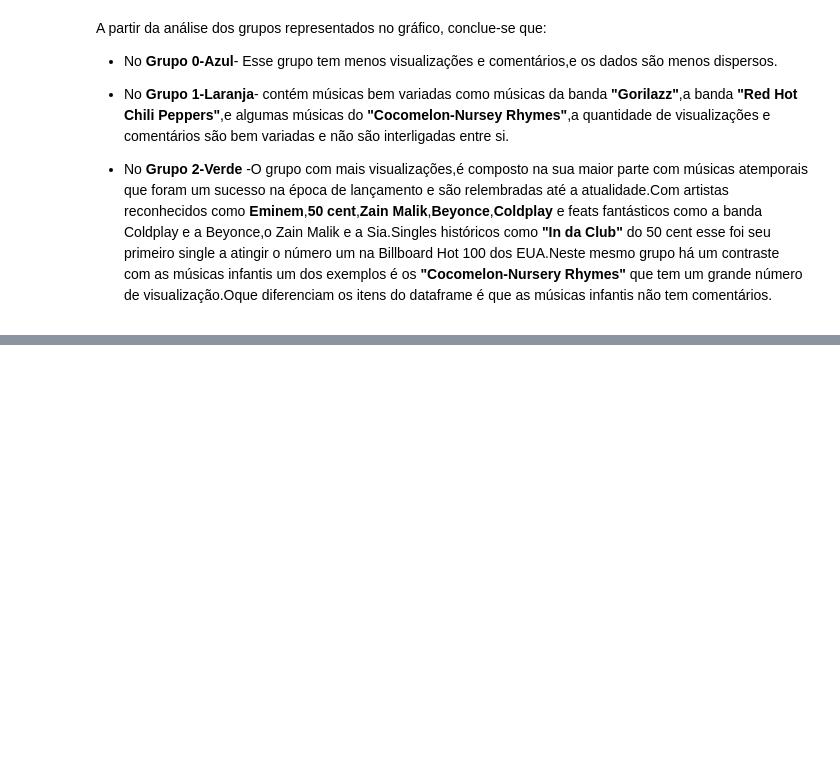
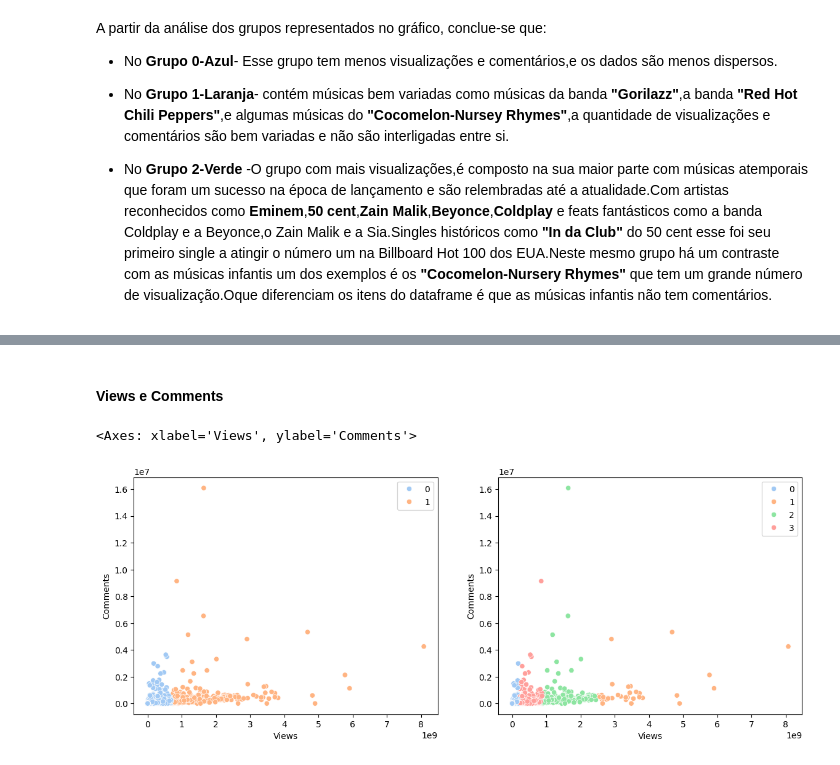
Before and after one commit to sylrod569/Projeto-ICD---An-lise-de-Dados-do-Spotify-Youtube, a Jupyter notebook: Projeto_ICD.ipynb, the cells around one changed output, grey strips where cells are left out. Drawn from its saved outputs; the diff is of its cells as text; code cells hidden in the pictures; blank space fills up the shorter version.

```diff
--- a/Projeto_ICD.ipynb
+++ b/Projeto_ICD.ipynb
@@ -670,0 +703,15 @@ A partir da análise dos grupos representados no gráfico, conclue-se que:
+# %% [markdown]
+#### Views e Comments
+# %%
+plt.figure(figsize=(14,5))
+plt.subplot(1,2,1)
+kmeans = KMeans(n_clusters=2)
+kmeans.fit(df_views_comments)
+sns.scatterplot(data=df_views_comments, x='Views', y='Comments', hue=kmeans.labels_, palette='pastel')
+plt.subplot(1,2,2)
+kmeans = KMeans(n_clusters=4)
+kmeans.fit(df_views_comments)
+sns.scatterplot(data=df_views_comments, x='Views', y='Comments', hue=kmeans.labels_, palette='pastel')
+# %% [output]
+<Axes: xlabel='Views', ylabel='Comments'>
+[figure, added]
```
Also changed, not shown: parts of 8 cells of this notebook, 1 other file.
